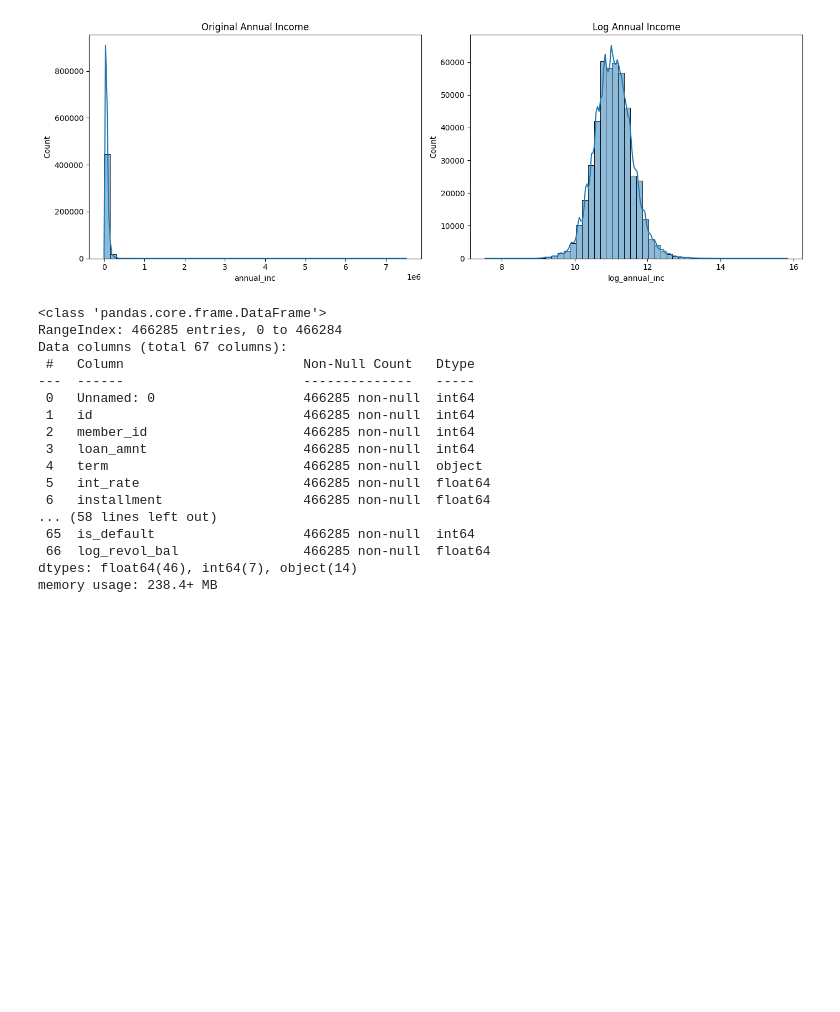
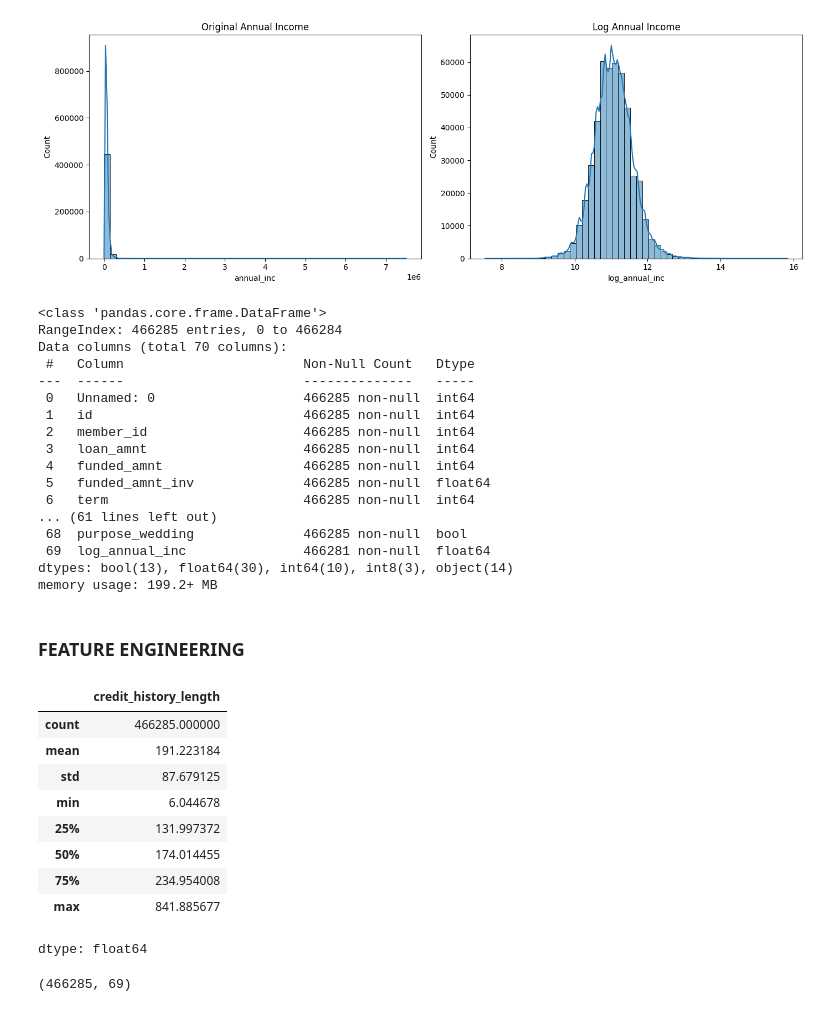
Before and after one commit to rfaoktvian/ChurnPrediction, a Jupyter notebook: notebooks/01_model_development.ipynb, the cells around one changed output. Cells and saved outputs as stored; diff of their text form; code cells hidden in the pictures; blank space fills up the shorter version.

Commit message:
feat: add a feature engineering

```diff
--- a/notebooks/01_model_development.ipynb
+++ b/notebooks/01_model_development.ipynb
@@ -893,23 +893,66 @@ plt.tight_layout()
 [figure]
 # %%
 df_prep.drop(columns='annual_inc', inplace=True)
+# %%
+df = df_prep.copy()
 # %%
 df.info()
 # %% [output]
 <class 'pandas.core.frame.DataFrame'>
 RangeIndex: 466285 entries, 0 to 466284
-Data columns (total 67 columns):
+Data columns (total 70 columns):
  #   Column                       Non-Null Count   Dtype
 ---  ------                       --------------   -----
  0   Unnamed: 0                   466285 non-null  int64
  1   id                           466285 non-null  int64
  2   member_id                    466285 non-null  int64
  3   loan_amnt                    466285 non-null  int64
- 4   term                         466285 non-null  object
- 5   int_rate                     466285 non-null  float64
- 6   installment                  466285 non-null  float64
-... (58 lines left out)
- 65  is_default                   466285 non-null  int64
- 66  log_revol_bal                466285 non-null  float64
-dtypes: float64(46), int64(7), object(14)
-memory usage: 238.4+ MB
+ 4   funded_amnt                  466285 non-null  int64
+ 5   funded_amnt_inv              466285 non-null  float64
+ 6   term                         466285 non-null  int64
+... (61 lines left out)
+ 68  purpose_wedding              466285 non-null  bool
+ 69  log_annual_inc               466281 non-null  float64
+dtypes: bool(13), float64(30), int64(10), int8(3), object(14)
+memory usage: 199.2+ MB
+# %% [markdown]
+### FEATURE ENGINEERING
+# %%
+# Convert ke datetime
+df['issue_d_dt'] = pd.to_datetime(
+    df['issue_d'],
+    format='%b-%y'
+)
+
+df['earliest_cr_line_dt'] = pd.to_datetime(
+    df['earliest_cr_line'],
+    format='%b-%y'
+)
+# %%
+mask = df['earliest_cr_line_dt'] > df['issue_d_dt']
+
+df.loc[mask, 'earliest_cr_line_dt'] = (
+    df.loc[mask, 'earliest_cr_line_dt'] - pd.DateOffset(years=100)
+)
+
+df['credit_history_length'] = (
+    (df['issue_d_dt'] - df['earliest_cr_line_dt']).dt.days / 30.44
+)
+
+df['credit_history_length'] = (
+    df['credit_history_length']
+    .fillna(df['credit_history_length'].median())
+)
+# %%
+df['credit_history_length'].describe()
+# %% [output]
+|  | credit_history_length |
+| count | 466285.000000 |
+| mean | 191.223184 |
+| std | 87.679125 |
+| min | 6.044678 |
+| 25% | 131.997372 |
+| 50% | 174.014455 |
+| 75% | 234.954008 |
+| max | 841.885677 |
+dtype: float64
@@ -915,0 +968,4 @@ memory usage: 238.4+ MB
+# %%
+df.shape
+# %% [output]
+(466285, 69)
```
Also changed, not shown: parts of 2 cells of this notebook.
